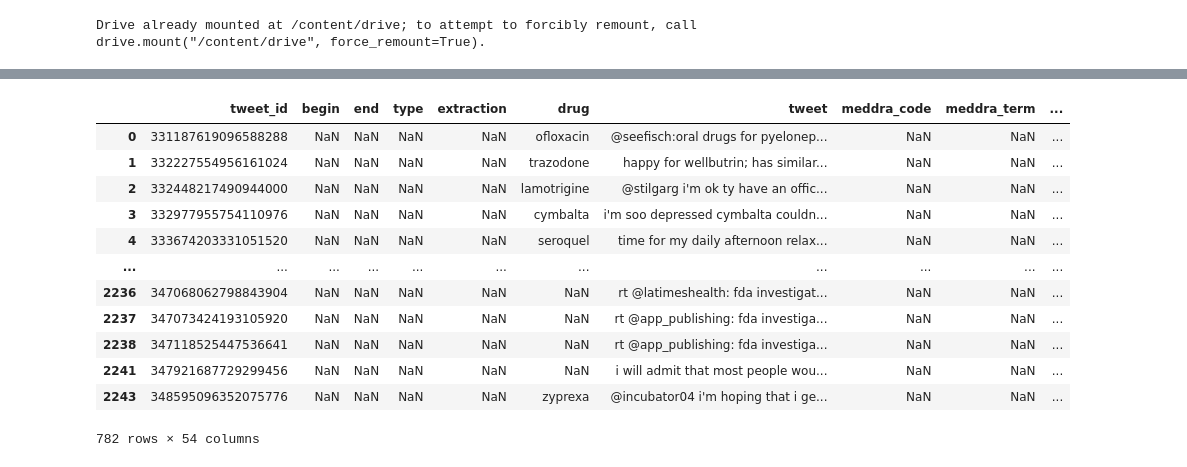
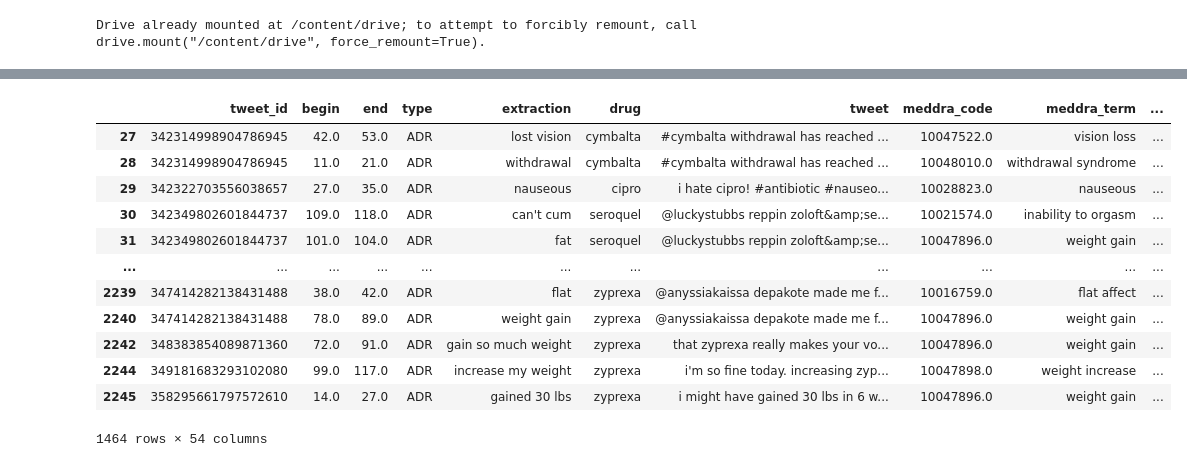
Before and after one commit to LarsGart/NLP-Social-Media-Mining-for-Health-Monitoring, a Jupyter notebook: Task 2/Task_2_Data_analysis.ipynb, the cells around one changed output, grey strips where cells are left out. Saved outputs shown, nothing was run; the diff lists cells and outputs as text; code cells hidden in the pictures.

```diff
--- a/Task 2/Task_2_Data_analysis.ipynb
+++ b/Task 2/Task_2_Data_analysis.ipynb
@@ -35,19 +40,18 @@ df
 # %%
-
 df_1 = df[df['type'] == "ADR"]
 df_0 = df[df['type'] != "ADR"]
-df_0
+df_1
 # %% [output]
 |  | tweet_id | begin | end | type | extraction | drug | tweet | meddra_code | meddra_term | ... |
-| 0 | 331187619096588288 | NaN | NaN | NaN | NaN | ofloxacin | @seefisch:oral drugs for pyelonep... | NaN | NaN | ... |
-| 1 | 332227554956161024 | NaN | NaN | NaN | NaN | trazodone | happy for wellbutrin; has similar... | NaN | NaN | ... |
-| 2 | 332448217490944000 | NaN | NaN | NaN | NaN | lamotrigine | @stilgarg i'm ok ty have an offic... | NaN | NaN | ... |
-| 3 | 332977955754110976 | NaN | NaN | NaN | NaN | cymbalta | i'm soo depressed cymbalta couldn... | NaN | NaN | ... |
-| 4 | 333674203331051520 | NaN | NaN | NaN | NaN | seroquel | time for my daily afternoon relax... | NaN | NaN | ... |
+| 27 | 342314998904786945 | 42.0 | 53.0 | ADR | lost vision | cymbalta | #cymbalta withdrawal has reached ... | 10047522.0 | vision loss | ... |
+| 28 | 342314998904786945 | 11.0 | 21.0 | ADR | withdrawal | cymbalta | #cymbalta withdrawal has reached ... | 10048010.0 | withdrawal syndrome | ... |
+| 29 | 342322703556038657 | 27.0 | 35.0 | ADR | nauseous | cipro | i hate cipro! #antibiotic #nauseo... | 10028823.0 | nauseous | ... |
+| 30 | 342349802601844737 | 109.0 | 118.0 | ADR | can't cum | seroquel | @luckystubbs reppin zoloft&amp;se... | 10021574.0 | inability to orgasm | ... |
+| 31 | 342349802601844737 | 101.0 | 104.0 | ADR | fat | seroquel | @luckystubbs reppin zoloft&amp;se... | 10047896.0 | weight gain | ... |
 | ... | ... | ... | ... | ... | ... | ... | ... | ... | ... | ... |
-| 2236 | 347068062798843904 | NaN | NaN | NaN | NaN | NaN | rt @latimeshealth: fda investigat... | NaN | NaN | ... |
-| 2237 | 347073424193105920 | NaN | NaN | NaN | NaN | NaN | rt @app_publishing: fda investiga... | NaN | NaN | ... |
-| 2238 | 347118525447536641 | NaN | NaN | NaN | NaN | NaN | rt @app_publishing: fda investiga... | NaN | NaN | ... |
-| 2241 | 347921687729299456 | NaN | NaN | NaN | NaN | NaN | i will admit that most people wou... | NaN | NaN | ... |
-| 2243 | 348595096352075776 | NaN | NaN | NaN | NaN | zyprexa | @incubator04 i'm hoping that i ge... | NaN | NaN | ... |
+| 2239 | 347414282138431488 | 38.0 | 42.0 | ADR | flat | zyprexa | @anyssiakaissa depakote made me f... | 10016759.0 | flat affect | ... |
+| 2240 | 347414282138431488 | 78.0 | 89.0 | ADR | weight gain | zyprexa | @anyssiakaissa depakote made me f... | 10047896.0 | weight gain | ... |
+| 2242 | 348383854089871360 | 72.0 | 91.0 | ADR | gain so much weight | zyprexa | that zyprexa really makes your vo... | 10047896.0 | weight gain | ... |
+| 2244 | 349181683293102080 | 99.0 | 117.0 | ADR | increase my weight | zyprexa | i'm so fine today. increasing zyp... | 10047898.0 | weight increase | ... |
+| 2245 | 358295661797572610 | 14.0 | 27.0 | ADR | gained 30 lbs | zyprexa | i might have gained 30 lbs in 6 w... | 10047896.0 | weight gain | ... |
-782 rows × 54 columns
+1464 rows × 54 columns
```
Also changed, not shown: parts of 9 cells of this notebook.
